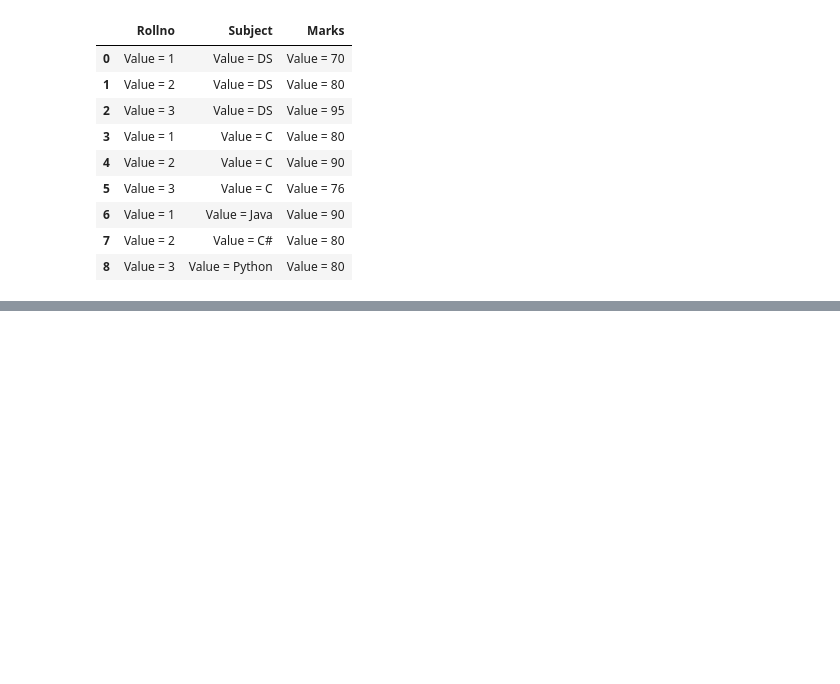
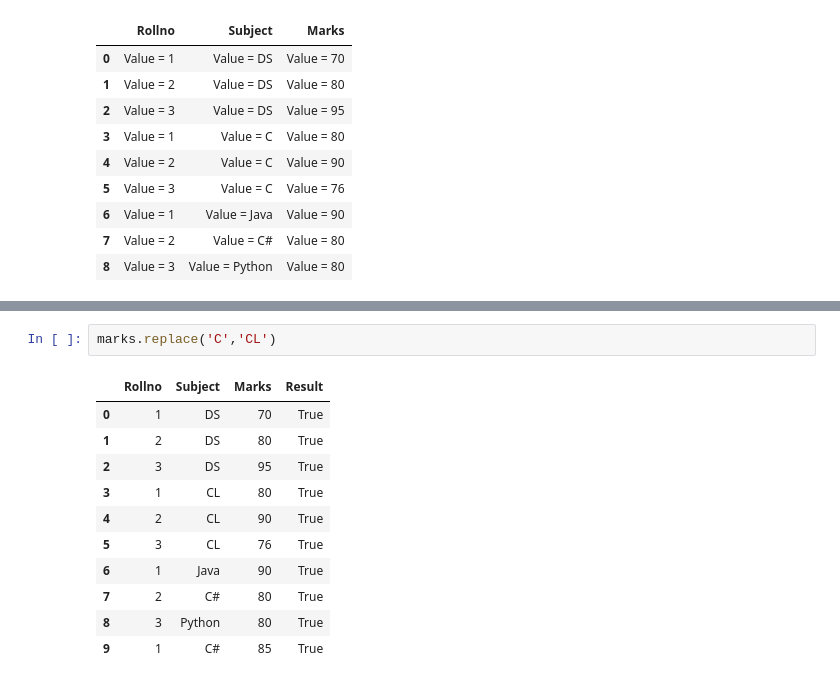
Before and after one commit to srikanth-neelam/DS_21_MAR_2019, a Jupyter notebook: PandasDemo.ipynb, the cells around one changed output, grey strips where cells are left out. Drawn from its saved outputs; the diff is of its cells as text; blank space fills up the shorter version.

```diff
--- a/PandasDemo.ipynb
+++ b/PandasDemo.ipynb
@@ -513,0 +573,14 @@ marks.applymap(lambda v : f"Value = {v}")
+# %%
+marks.replace('C','CL')
+# %% [output]
+|  | Rollno | Subject | Marks | Result |
+| 0 | 1 | DS | 70 | True |
+| 1 | 2 | DS | 80 | True |
+| 2 | 3 | DS | 95 | True |
+| 3 | 1 | CL | 80 | True |
+| 4 | 2 | CL | 90 | True |
+| 5 | 3 | CL | 76 | True |
+| 6 | 1 | Java | 90 | True |
+| 7 | 2 | C# | 80 | True |
+| 8 | 3 | Python | 80 | True |
+| 9 | 1 | C# | 85 | True |
```
Also changed, not shown: parts of 13 cells of this notebook, 1 other file.
